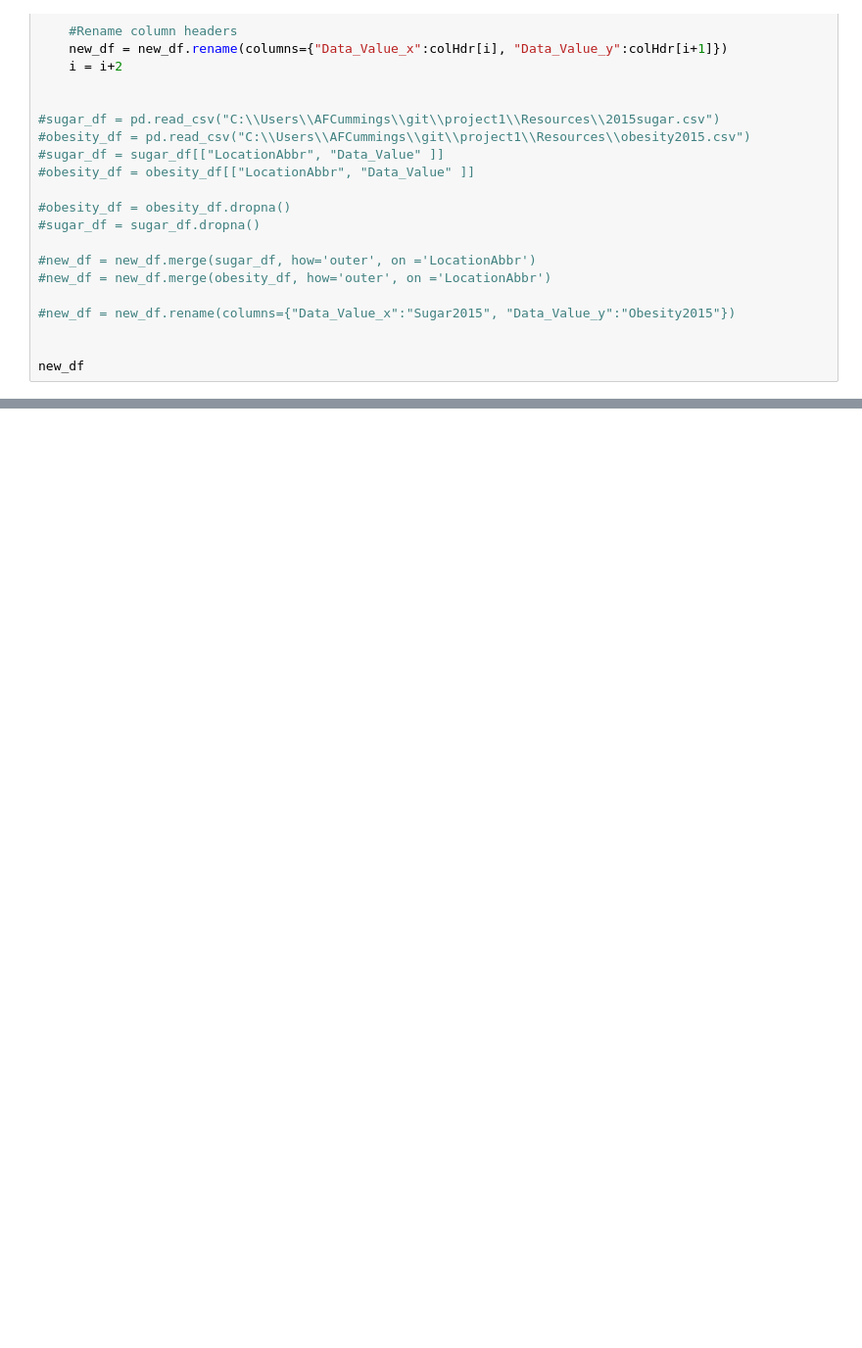
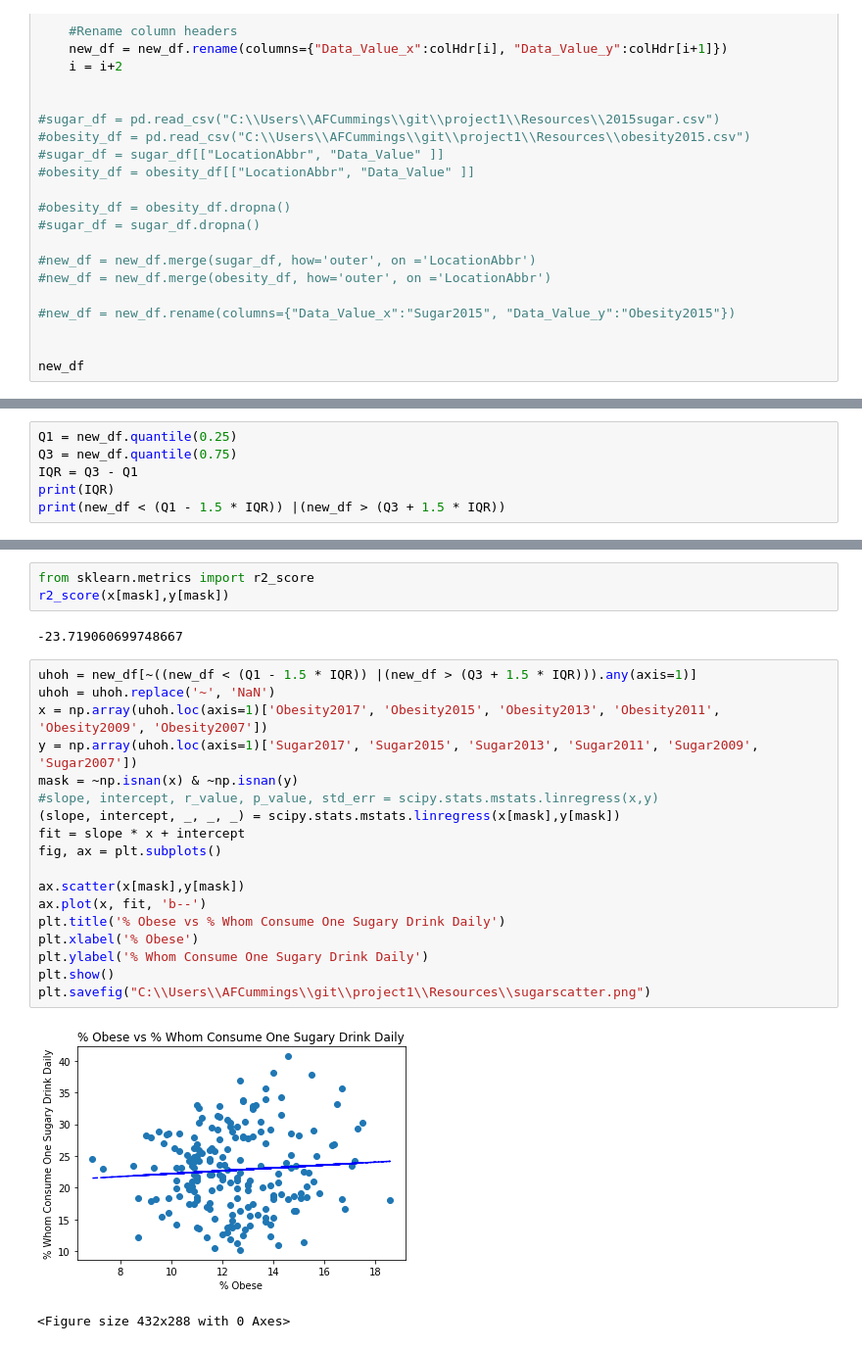
Before and after one commit to afcummings/project1, a Jupyter notebook: sugar_vs_obesity.ipynb, the cells around one changed output, grey strips where cells are left out. Shown at 98% size. Saved outputs shown, nothing was run; the diff lists cells and outputs as text; blank space fills up the shorter version.

```diff
--- a/sugar_vs_obesity.ipynb
+++ b/sugar_vs_obesity.ipynb
@@ -411,0 +459,6 @@ print(np.where(z>1))
+# %%
+Q1 = new_df.quantile(0.25)
+Q3 = new_df.quantile(0.75)
+IQR = Q3 - Q1
+print(IQR)
+print(new_df < (Q1 - 1.5 * IQR)) |(new_df > (Q3 + 1.5 * IQR))
@@ -411,0 +484,26 @@ print(np.where(z>1))
+# %%
+from sklearn.metrics import r2_score
+r2_score(x[mask],y[mask])
+# %% [output]
+-23.719060699748667
+# %%
+uhoh = new_df[~((new_df < (Q1 - 1.5 * IQR)) |(new_df > (Q3 + 1.5 * IQR))).any(axis=1)]
+uhoh = uhoh.replace('~', 'NaN')
+x = np.array(uhoh.loc(axis=1)['Obesity2017', 'Obesity2015', 'Obesity2013', 'Obesity2011', 'Obesity2009', 'Obesity2007'])
+y = np.array(uhoh.loc(axis=1)['Sugar2017', 'Sugar2015', 'Sugar2013', 'Sugar2011', 'Sugar2009', 'Sugar2007'])
+mask = ~np.isnan(x) & ~np.isnan(y)
+#slope, intercept, r_value, p_value, std_err = scipy.stats.mstats.linregress(x,y)
+(slope, intercept, _, _, _) = scipy.stats.mstats.linregress(x[mask],y[mask])
+fit = slope * x + intercept
+fig, ax = plt.subplots()
+
+ax.scatter(x[mask],y[mask])
+ax.plot(x, fit, 'b--')
+plt.title('% Obese vs % Whom Consume One Sugary Drink Daily')
+plt.xlabel('% Obese')
+plt.ylabel('% Whom Consume One Sugary Drink Daily')
+plt.show()
+plt.savefig("C:\\Users\\AFCummings\\git\\project1\\Resources\\sugarscatter.png")
+# %% [output]
+[figure, added]
+<Figure size 432x288 with 0 Axes>
```
Also changed, not shown: parts of 9 cells of this notebook, 2 other files.
